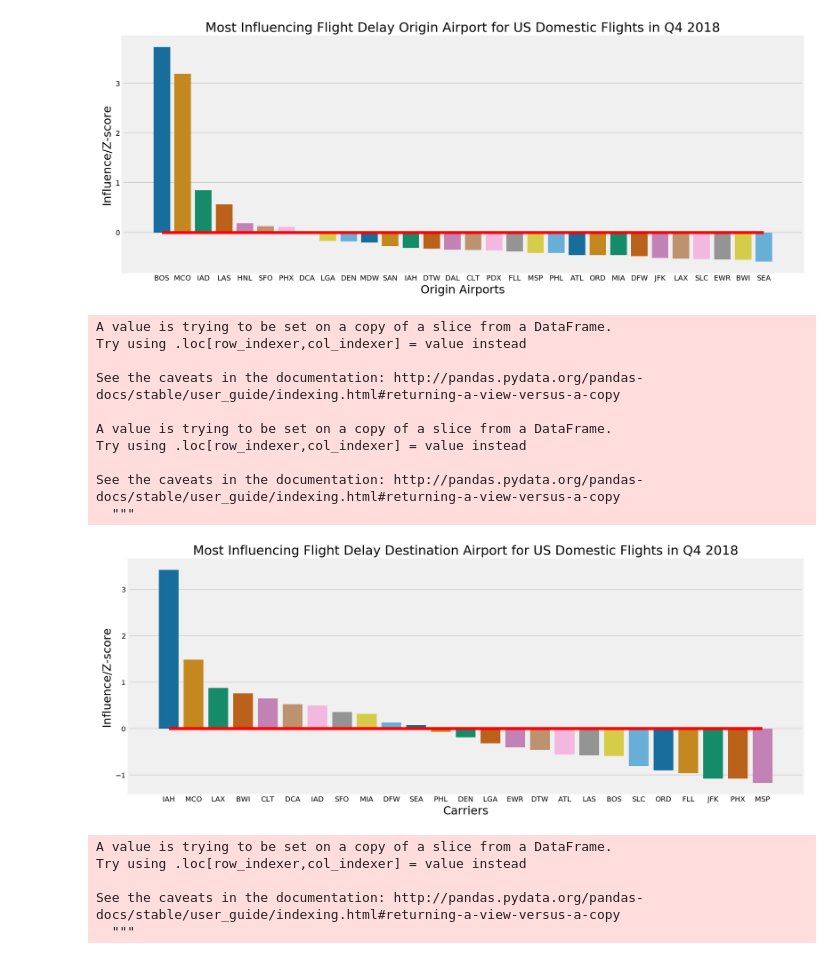
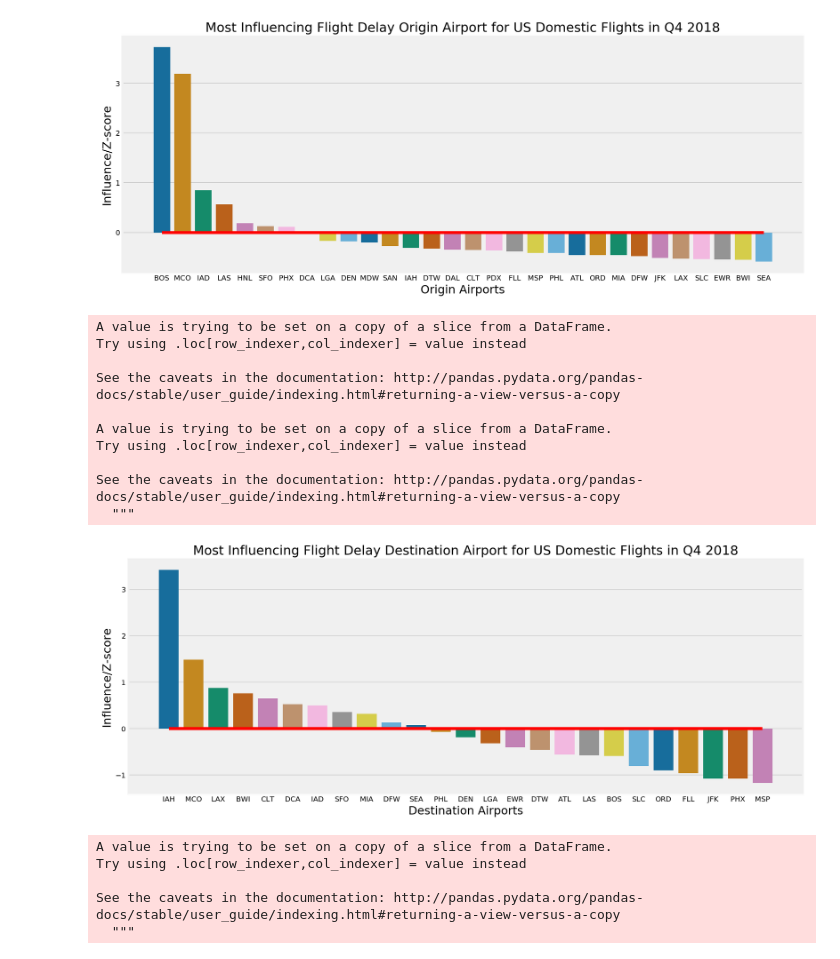
Before and after one commit to ikviatkovski/US_Domestic_Flights_Delays_Analysis, a Jupyter notebook: AUX/Auxiliary Code.ipynb, the cells around one changed output. Drawn from its saved outputs; the diff is of its cells as text; code cells hidden in the pictures.

```diff
--- a/AUX/Auxiliary Code.ipynb
+++ b/AUX/Auxiliary Code.ipynb
@@ -171,35 +171,35 @@ delay_dest['feature'] = delay_dest['feature'].str.replace('dest_','')
 
 #Barchart of average delay by carriers
 f, ax = plt.subplots(figsize=(15,6))
 
 #Color coding is based on https://stackoverflow.com/questions/36271302/changing-color-scale-in-seaborn-bar-plot
 sns.set_color_codes("colorblind")
 pal = sns.color_palette("colorblind", len(delay_dest['feature']))
 rank = delay_dest['norm'].argsort().argsort()
 
 sns.barplot(x=delay_dest['feature'], y=delay_dest['norm'], data=delay_dest,
             label="", palette=np.array(pal[::-1])[rank]);
 
 #Plotting a horizontal line for a "true delay" of 15 minutes cut-off
 sns.lineplot(x=delay_dest['feature'],y=0, color='red')
 
 plt.title(label = "Most Influencing Flight Delay Destination Airport for US Domestic Flights in Q4 2018", fontsize=18);
 plt.ylabel("Influence/Z-score", fontsize=16);
-plt.xlabel("Carriers", fontsize=16);
+plt.xlabel("Destination Airports", fontsize=16);
 #Saving plot into a png file
 plt.savefig('average_delay_by_dest.png', transparent=True);
 # %% [output]
 A value is trying to be set on a copy of a slice from a DataFrame.
 Try using .loc[row_indexer,col_indexer] = value instead
 
 See the caveats in the documentation: http://pandas.pydata.org/pandas-docs/stable/user_guide/indexing.html#returning-a-view-versus-a-copy
 
 A value is trying to be set on a copy of a slice from a DataFrame.
 Try using .loc[row_indexer,col_indexer] = value instead
 
 See the caveats in the documentation: http://pandas.pydata.org/pandas-docs/stable/user_guide/indexing.html#returning-a-view-versus-a-copy
   """
-[figure, old version]
+[figure, new version]
 # %%
 #Top 10 predictors
 top_10 = data.head(10)
```
Also changed, not shown: parts of 2 cells of this notebook, 4 other files.
